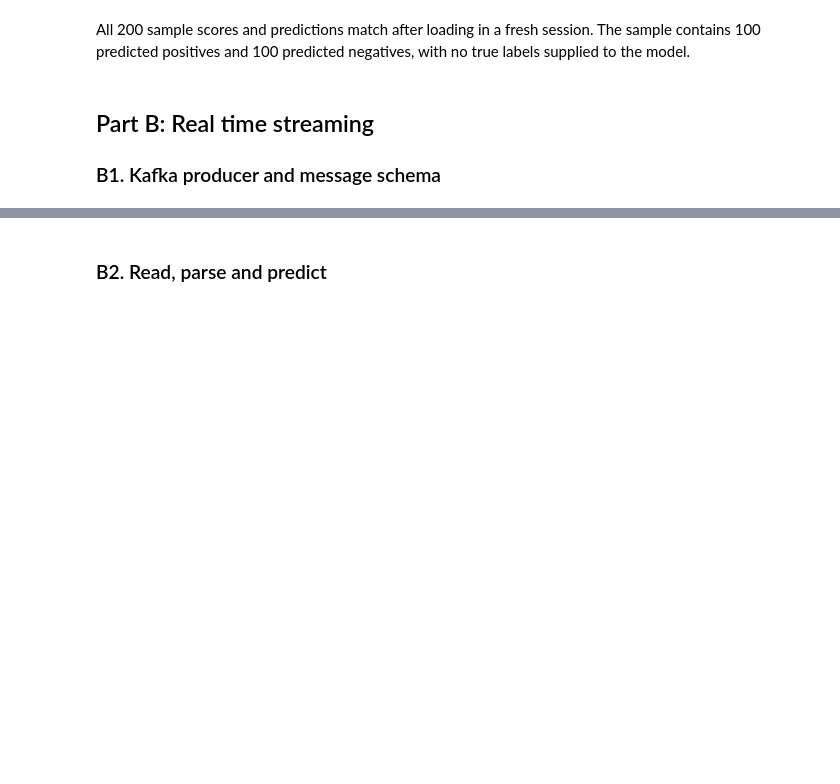
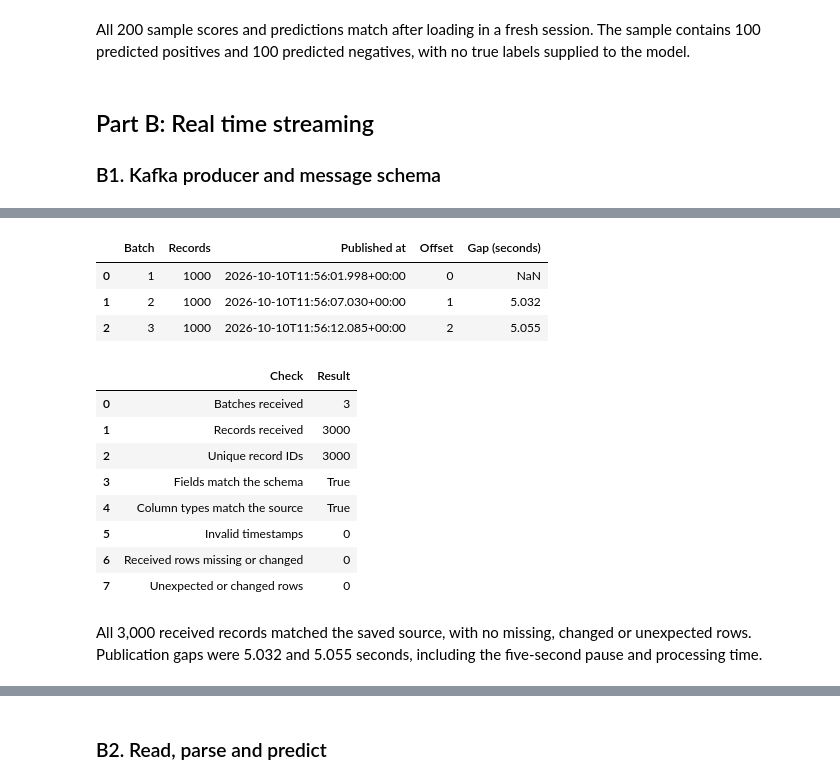
Before and after one commit to tung-lechu/assessment2-aml, a Jupyter notebook: assessment2.ipynb, the cells around one changed output, grey strips where cells are left out. Cells and saved outputs as stored; diff of their text form; code cells hidden in the pictures; blank space fills up the shorter version.

Commit message:
Add Kafka producer and verify streaming message batches

```diff
--- a/assessment2.ipynb
+++ b/assessment2.ipynb
@@ -2738,0 +2797,61 @@ All 200 sample scores and predictions match after loading in a fresh session. Th
+# %%
+consumer = KafkaConsumer(
+    test_topic, bootstrap_servers=KAFKA_BOOTSTRAP_SERVERS,
+    auto_offset_reset="earliest", enable_auto_commit=False,
+    consumer_timeout_ms=10000,
+    value_deserializer=lambda value: json.loads(value.decode("utf-8")),
+)
+try:
+    messages = list(consumer)
+finally:
+    consumer.close()
+
+batch_summary = pd.DataFrame([
+    {"Batch": number, "Records": len(message.value),
+     "Published at": message.value[0]["event_timestamp"], "Offset": message.offset}
+    for number, message in enumerate(messages, start=1)
+])
+batch_summary["Gap (seconds)"] = pd.to_datetime(
+    batch_summary["Published at"], utc=True
+).diff().dt.total_seconds()
+display(batch_summary)
+# %% [output]
+|  | Batch | Records | Published at | Offset | Gap (seconds) |
+| 0 | 1 | 1000 | 2026-10-10T11:56:01.998+00:00 | 0 | NaN |
+| 1 | 2 | 1000 | 2026-10-10T11:56:07.030+00:00 | 1 | 5.032 |
+| 2 | 3 | 1000 | 2026-10-10T11:56:12.085+00:00 | 2 | 5.055 |
+# %%
+received_records = [record for message in messages for record in message.value]
+expected_fields = set(message_schema.elementType.fieldNames())
+received_df = spark.createDataFrame(received_records, message_schema.elementType)
+received_df = received_df.withColumn("timestamp", F.to_timestamp("timestamp"))
+received_df = received_df.withColumn("event_timestamp", F.to_timestamp("event_timestamp"))
+
+source_columns = [field for field in message_schema.elementType.fieldNames() if field != "event_timestamp"]
+source_sample = spark.read.parquet(str(STREAM_PATH)).join(
+    received_df.select("source_record_id").distinct(), "source_record_id"
+).select(*source_columns)
+received_sample = received_df.select(*source_columns)
+producer_checks = [
+    ("Batches received", len(messages)),
+    ("Records received", received_df.count()),
+    ("Unique record IDs", received_df.select("source_record_id").distinct().count()),
+    ("Fields match the schema", all(set(record) == expected_fields for record in received_records)),
+    ("Column types match the source", received_sample.dtypes == source_sample.dtypes),
+    ("Invalid timestamps", received_df.filter("timestamp IS NULL OR event_timestamp IS NULL").count()),
+    ("Received rows missing or changed", source_sample.exceptAll(received_sample).count()),
+    ("Unexpected or changed rows", received_sample.exceptAll(source_sample).count()),
+]
+display(pd.DataFrame(producer_checks, columns=["Check", "Result"]))
+# %% [output]
+|  | Check | Result |
+| 0 | Batches received | 3 |
+| 1 | Records received | 3000 |
+| 2 | Unique record IDs | 3000 |
+| 3 | Fields match the schema | True |
+| 4 | Column types match the source | True |
+| 5 | Invalid timestamps | 0 |
+| 6 | Received rows missing or changed | 0 |
+| 7 | Unexpected or changed rows | 0 |
+# %% [markdown]
+All 3,000 received records matched the saved source, with no missing, changed or unexpected rows. Publication gaps were 5.032 and 5.055 seconds, including the five-second pause and processing time.
```
Also changed, not shown: parts of 7 cells of this notebook, 2 other files.
